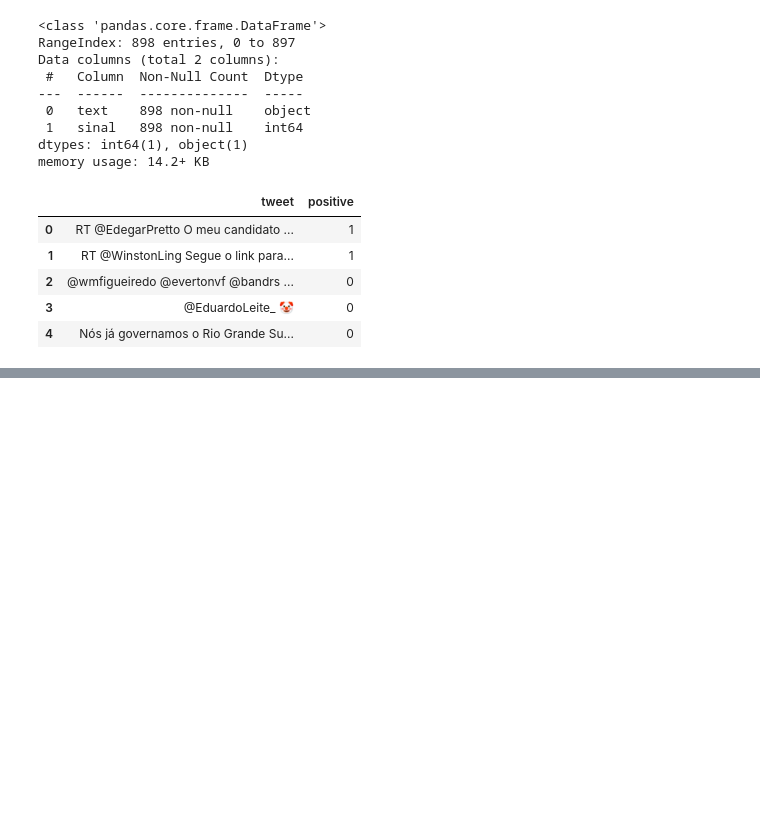
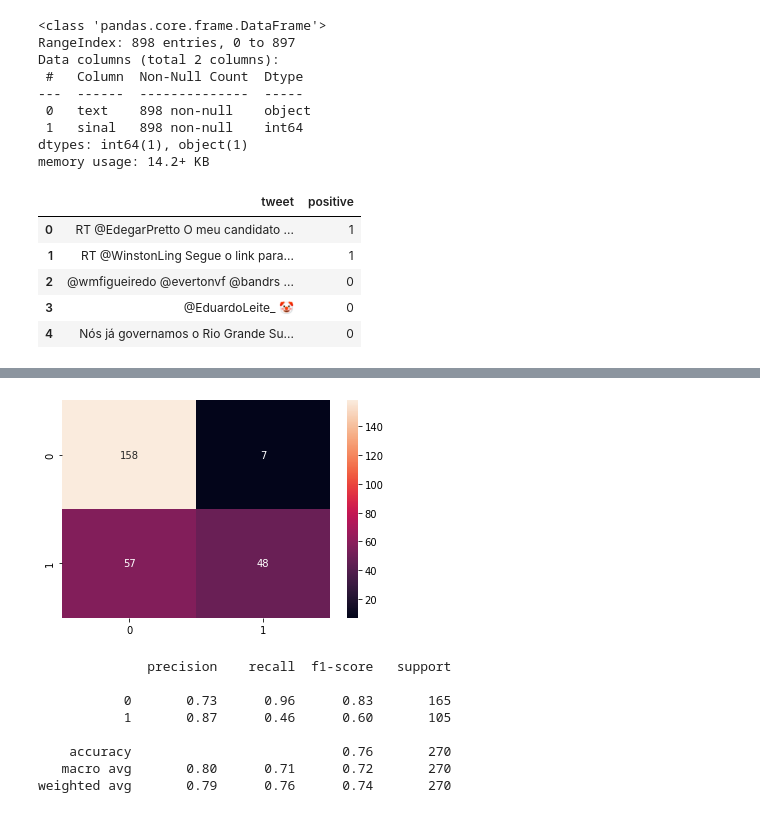
Before and after one commit to macedoti13/Election-Tweets-Sentiment-Analysis, a Jupyter notebook: dev.ipynb, the cells around one changed output, grey strips where cells are left out. Drawn from its saved outputs; the diff is of its cells as text; code cells hidden in the pictures; blank space fills up the shorter version.

```diff
--- a/dev.ipynb
+++ b/dev.ipynb
@@ -155,0 +235,21 @@ def tokenize(text):
+# %%
+pipeline_nb = Pipeline([
+    ('vect', CountVectorizer(tokenizer=tokenize)),
+    ('tfidf', TfidfTransformer()),
+    ('moc', MultinomialNB())
+])
+pipeline_nb.fit(X_train, y_train)
+y_pred = pipeline_nb.predict(X_test)
+sns.heatmap(confusion_matrix(y_test, y_pred), annot=True, fmt=".0f")
+plt.show()
+print(classification_report(y_test, y_pred))
+# %% [output]
+[figure, added]
+              precision    recall  f1-score   support
+
+           0       0.73      0.96      0.83       165
+           1       0.87      0.46      0.60       105
+
+    accuracy                           0.76       270
+   macro avg       0.80      0.71      0.72       270
+weighted avg       0.79      0.76      0.74       270
```
Also changed, not shown: parts of 12 cells of this notebook.
